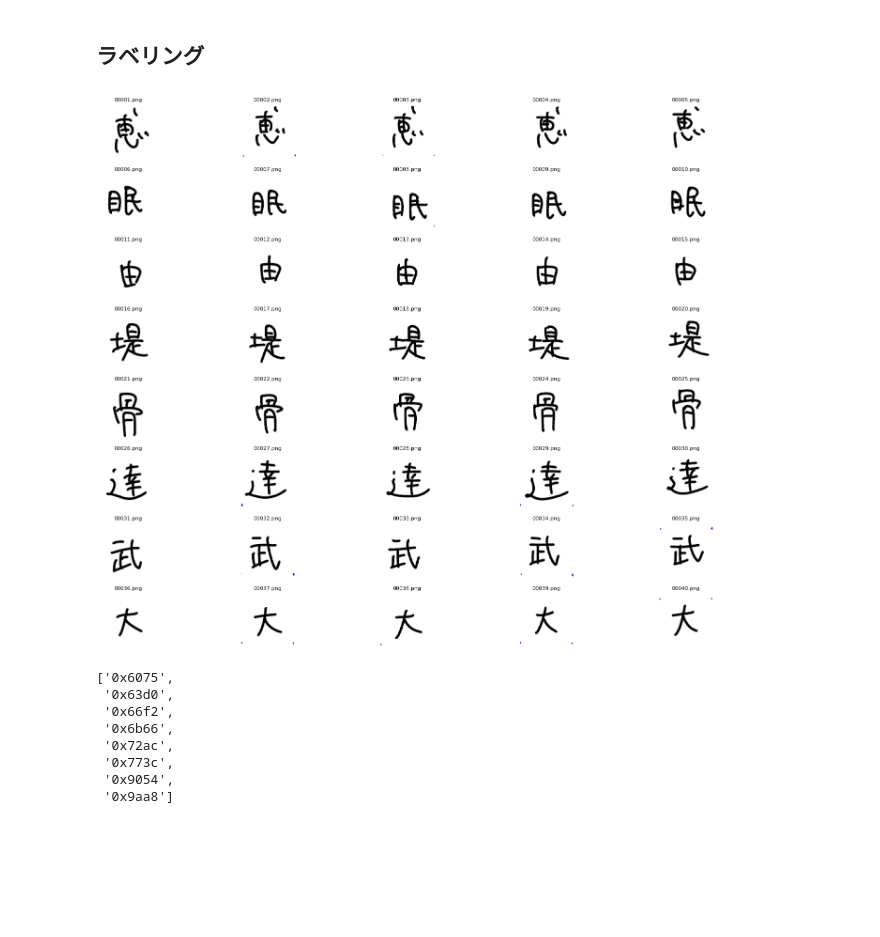
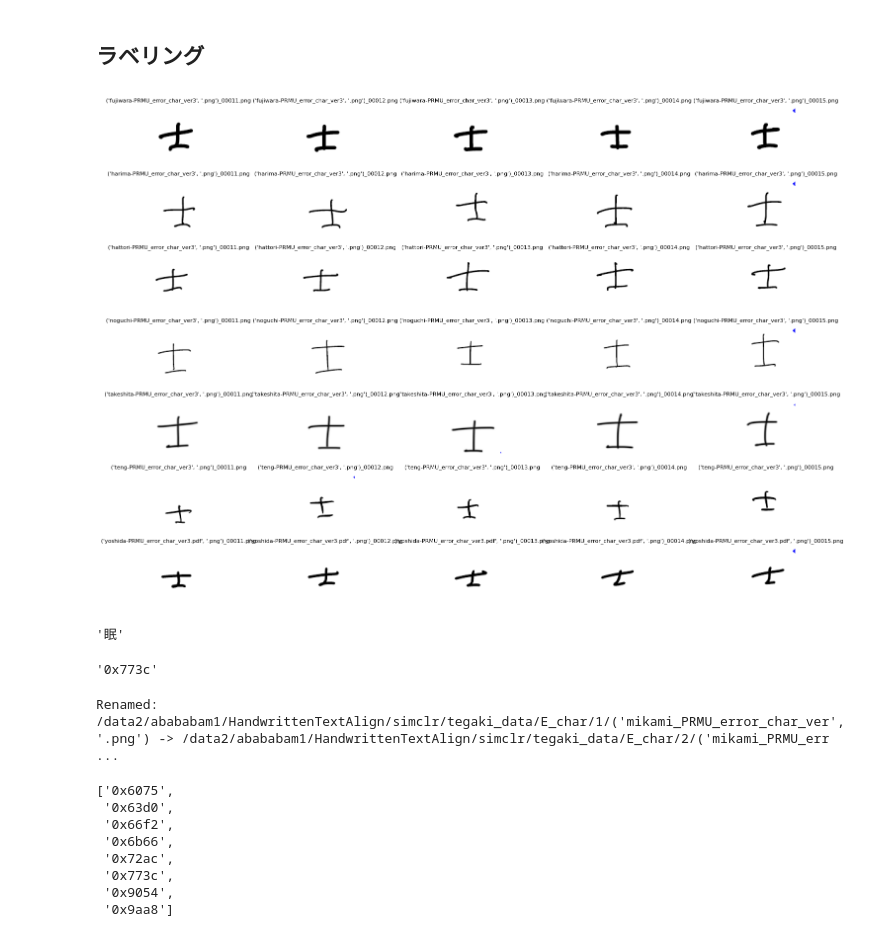
Before and after one commit to SekiAyumi/HandwrittenTextAlign, a Jupyter notebook: draft-Copy4.ipynb, the cells around one changed output. Saved outputs shown, nothing was run; the diff lists cells and outputs as text; code cells hidden in the pictures; blank space fills up the shorter version.

```diff
--- a/draft-Copy4.ipynb
+++ b/draft-Copy4.ipynb
@@ -1505,35 +1505,58 @@ for i, labels in enumerate([label_1, label_2, label_3]):
 # %%
 import os
 from PIL import Image
 import matplotlib.pyplot as plt
 
 def display_images_with_filenames(directory, num_images=50):
     # 指定ディレクトリ内のすべての画像ファイルを取得
     image_paths = []
     for root, _, files in os.walk(directory):
         for file in files:
             if file.lower().endswith(('.png', '.jpg', '.jpeg', '.bmp', '.gif')):
                 image_paths.append(os.path.join(root, file))
 
     # 最初の num_images 枚を表示
     selected_images = sorted(image_paths[:num_images])
 
     # 画像を表示
     plt.figure(figsize=(15, 15))
     for i, image_path in enumerate(selected_images):
         image = Image.open(image_path)
         plt.subplot(10, 5, i + 1)  # 10行5列のグリッド
         plt.imshow(image)
         plt.axis('off')
         plt.title(os.path.basename(image_path), fontsize=8)  # ファイル名を表示
     plt.tight_layout()
     plt.show()
 
-directory = '../PRMU/simclr/E_class/0x4fee'
-directory = '/data2/abababam1/HandwrittenTextAlign/simclr/tegaki_data/E_char/2/(\'mikami_PRMU_error_char_ver2\', \'.png\')'
+directory = '../PRMU/simclr/E_class/0x571f/0x58eb-0/'
+#directory = '/data2/abababam1/HandwrittenTextAlign/simclr/tegaki_data/E_char/1/(\'mikami_PRMU_error_char_ver\', \'.png\')'
 display_images_with_filenames(directory)
 # %% [output]
-[figure, old version]
+[figure, new version]
+# %%
+chr(int('0x7720', 16))
+# %% [output]
+'眠'
+# %%
+format(ord('眼'),'#06x')
+# %% [output]
+'0x773c'
+# %%
+import os
+
+# 変更前と変更後のファイルパス
+old_path = "/data2/abababam1/HandwrittenTextAlign/simclr/tegaki_data/E_char/1/('mikami_PRMU_error_char_ver', '.png')"
+new_path = "/data2/abababam1/HandwrittenTextAlign/simclr/tegaki_data/E_char/2/('mikami_PRMU_error_char_ver2', '.png')"
+
+# ファイル名を変更
+if os.path.exists(old_path):
+    os.rename(old_path, new_path)
+    print(f"Renamed: {old_path} -> {new_path}")
+else:
+    print(f"File not found: {old_path}")
+# %% [output]
+Renamed: /data2/abababam1/HandwrittenTextAlign/simclr/tegaki_data/E_char/1/('mikami_PRMU_error_char_ver', '.png') -> /data2/abababam1/HandwrittenTextAlign/simclr/tegaki_data/E_char/2/('mikami_PRMU_err ...
 # %%
 # 指定された文字列リスト
 characters = ['恵', '眼', '曲', '提', '骨', '達', '武', '犬']
```
